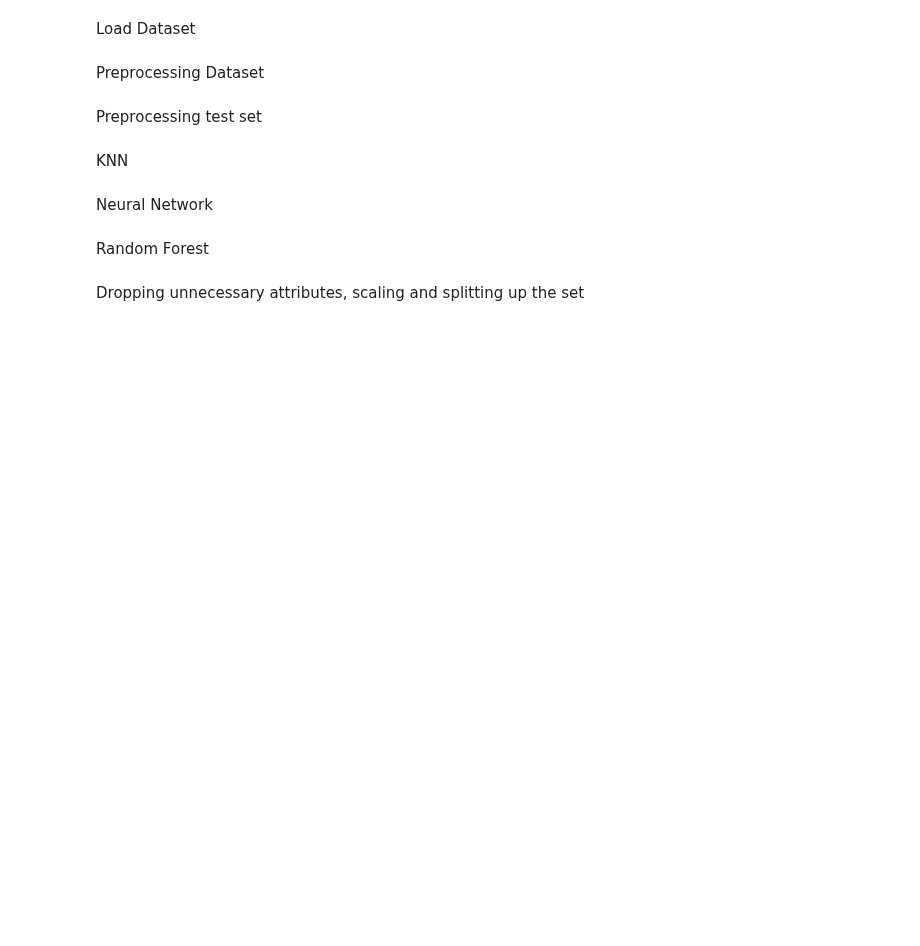
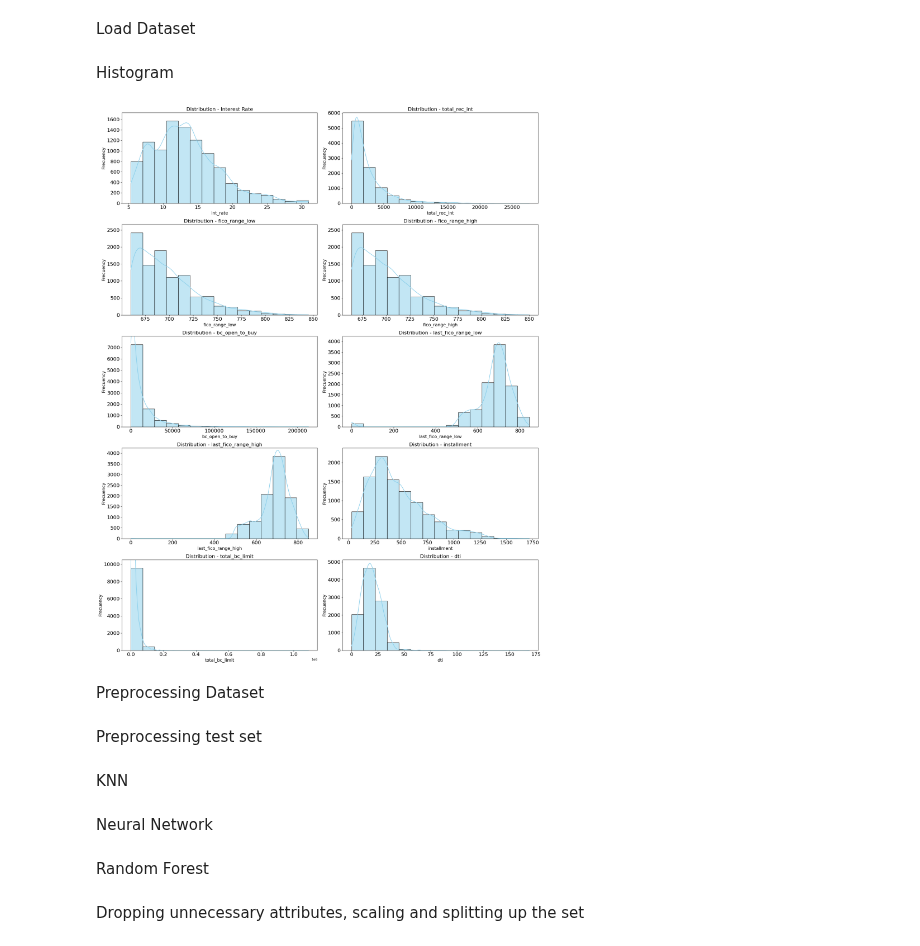
Before and after one commit to richardbinder/MachineLearning2024S, a Jupyter notebook: Exercise1/Loan-10k/loan-10k.ipynb, the cells around one changed output. Drawn from its saved outputs; the diff is of its cells as text; code cells hidden in the pictures; blank space fills up the shorter version.

```diff
--- a/Exercise1/Loan-10k/loan-10k.ipynb
+++ b/Exercise1/Loan-10k/loan-10k.ipynb
@@ -37,6 +45,50 @@ test_data = pd.read_csv('./dataset/loan-10k.tes.csv')
 # Delete whitespace in column names
 dataset.columns = dataset.columns.str.strip()
 test_data.columns = test_data.columns.str.strip()
+# %% [markdown]
+Histogram
+# %%
+columns_to_plot = {
+    'int_rate': 'Interest Rate',
+    'total_rec_int': 'total_rec_int',
+    'fico_range_low': 'fico_range_low',
+    'fico_range_high': 'fico_range_high',
+    'bc_open_to_buy': 'bc_open_to_buy',
+    'last_fico_range_low': 'last_fico_range_low',
+    'last_fico_range_high': 'last_fico_range_high',
+    'installment': 'installment',
+    'total_bc_limit': 'total_bc_limit',
+    'dti': 'dti',
+}
+
+charts_per_row = 2
+total_columns = len(columns_to_plot)
+rows = math.ceil(total_columns / charts_per_row)
+
+fig, axs = plt.subplots(rows, charts_per_row, figsize=(20, rows * 5))
+
+axs = axs.ravel()
+
+for i, column in enumerate(columns_to_plot):
+    if pd.api.types.is_numeric_dtype(dataset[column]):
+        sns.histplot(dataset[column], kde=True, ax=axs[i], color='skyblue', edgecolor='black', bins=15)
+        max_count = max(np.histogram(dataset[column].dropna(), bins=15)[0])
+        axs[i].set_ylim(top=max_count * 1.1)
+    else:
+        sns.countplot(data=dataset, x=column, ax=axs[i], color='skyblue', edgecolor='black')
+        axs[i].tick_params(axis='x', rotation=20)
+
+    axs[i].tick_params(axis='y', labelsize=16)
+    axs[i].tick_params(axis='x', labelsize=16)
+    axs[i].set_title(f'Distribution - {columns_to_plot[column]}', fontsize=16)
+    axs[i].set_xlabel(column, fontsize=14)
+    axs[i].set_ylabel('Frecuency', fontsize=14)
+
+plt.tight_layout()
+plt.show()
+fig.savefig('loan_histogram.png', dpi=fig.dpi)
+# %% [output]
+[figure, added]
 # %% [markdown]
 Preprocessing Dataset
 # %%
```
Also changed, not shown: parts of 1 cell of this notebook, 3 other files.
